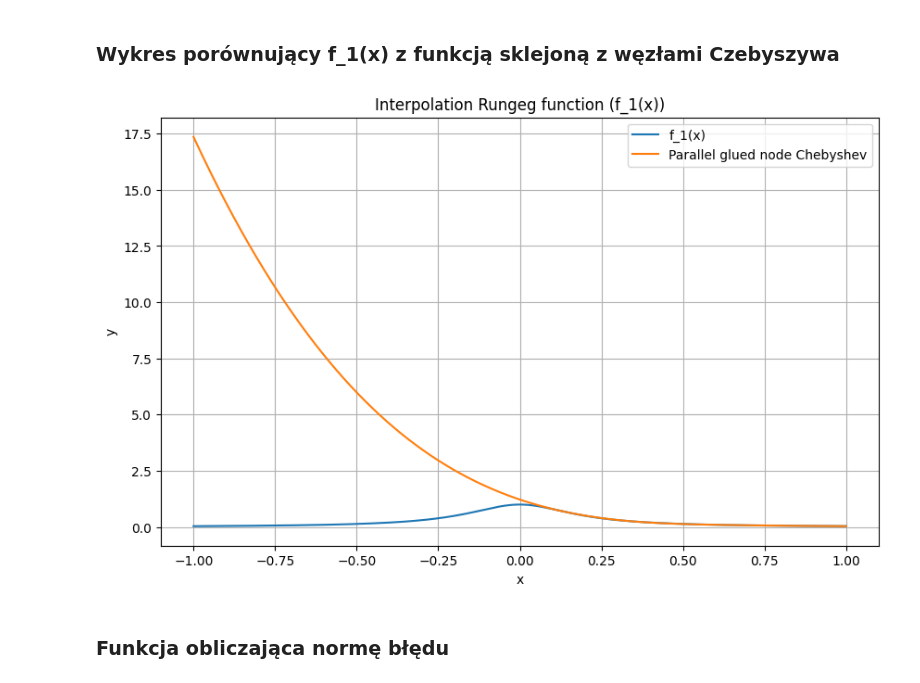
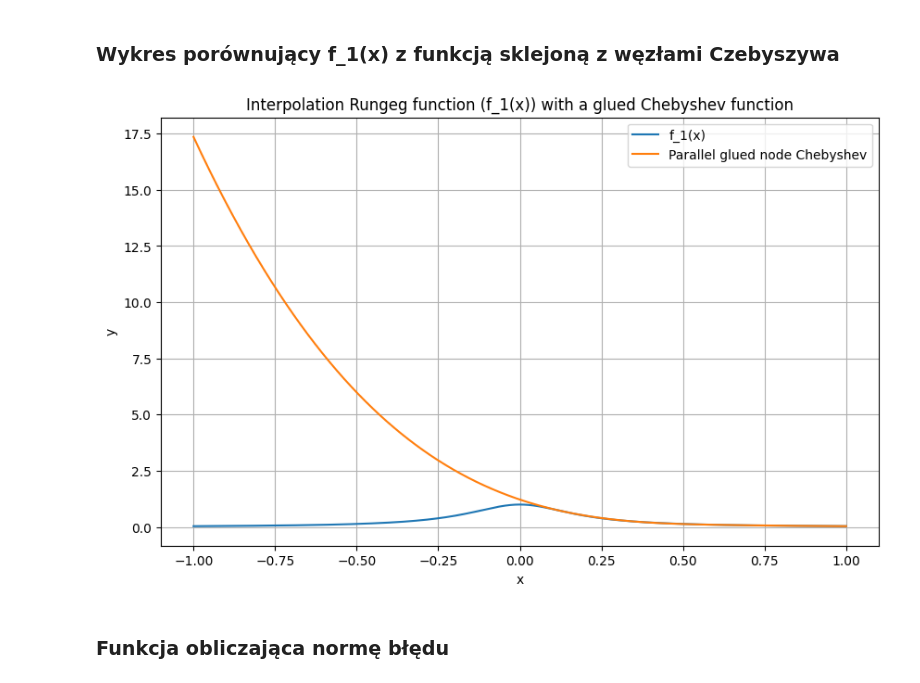
Before and after one commit to arturgesiarz/CalculationTechMethods-Course, a Jupyter notebook: lab04/ex1.ipynb, the cells around one changed output. Cells and saved outputs as stored; diff of their text form; code cells hidden in the pictures.

```diff
--- a/lab04/ex1.ipynb
+++ b/lab04/ex1.ipynb
@@ -143,15 +143,15 @@ plt.show()
 # %%
 plt.figure(figsize=(10,6))
 plt.plot(x_dense, y_dense, label='f_1(x)')
 plt.plot(x_dense, cs_chebyshev(x_dense), label="Parallel glued node Chebyshev")
 plt.xlabel('x')
 plt.ylabel('y')
-plt.title('Interpolation Rungeg function (f_1(x))')
+plt.title('Interpolation Rungeg function (f_1(x)) with a glued Chebyshev function')
 plt.legend()
 plt.grid(True)
 plt.show()
 # %% [output]
-[figure, old version]
+[figure, new version]
 # %% [markdown]
 ### Funkcja obliczająca normę błędu
 # %%
```
Also changed, not shown: parts of 4 cells of this notebook, 6 other files.
